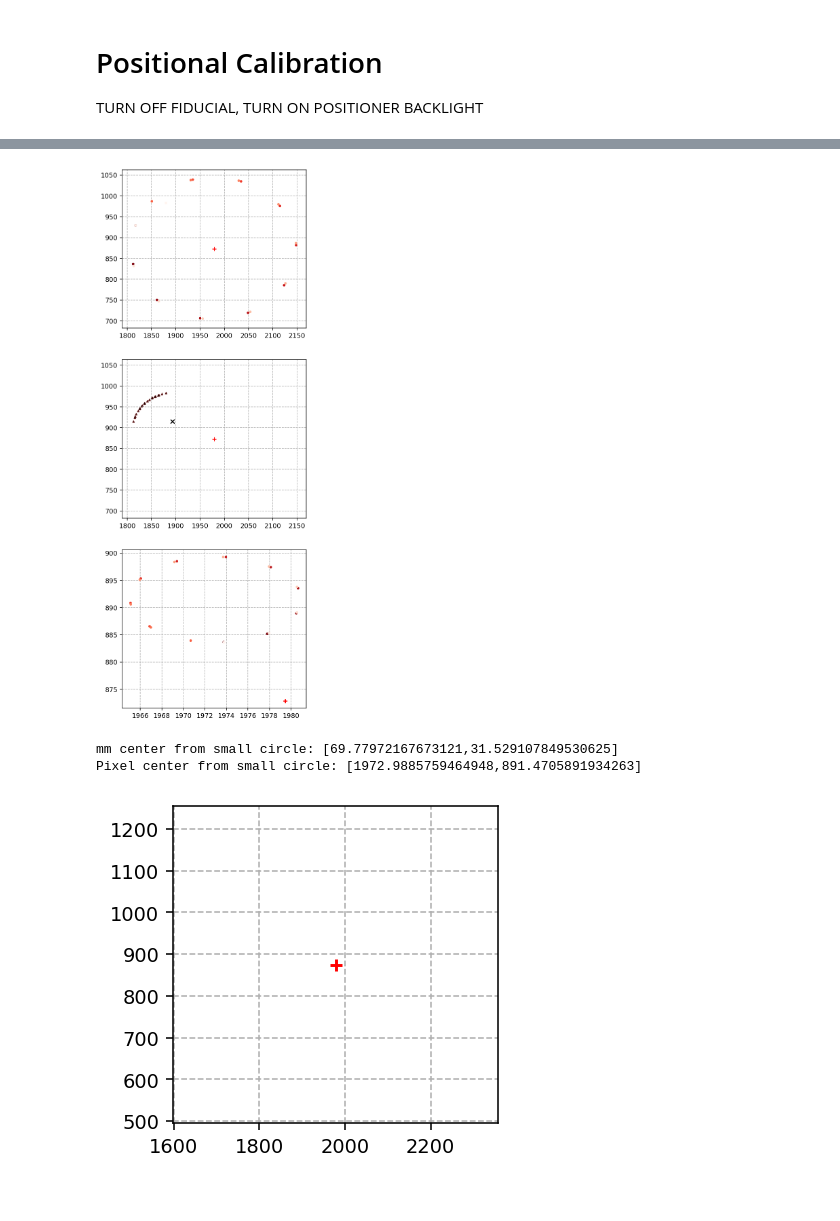
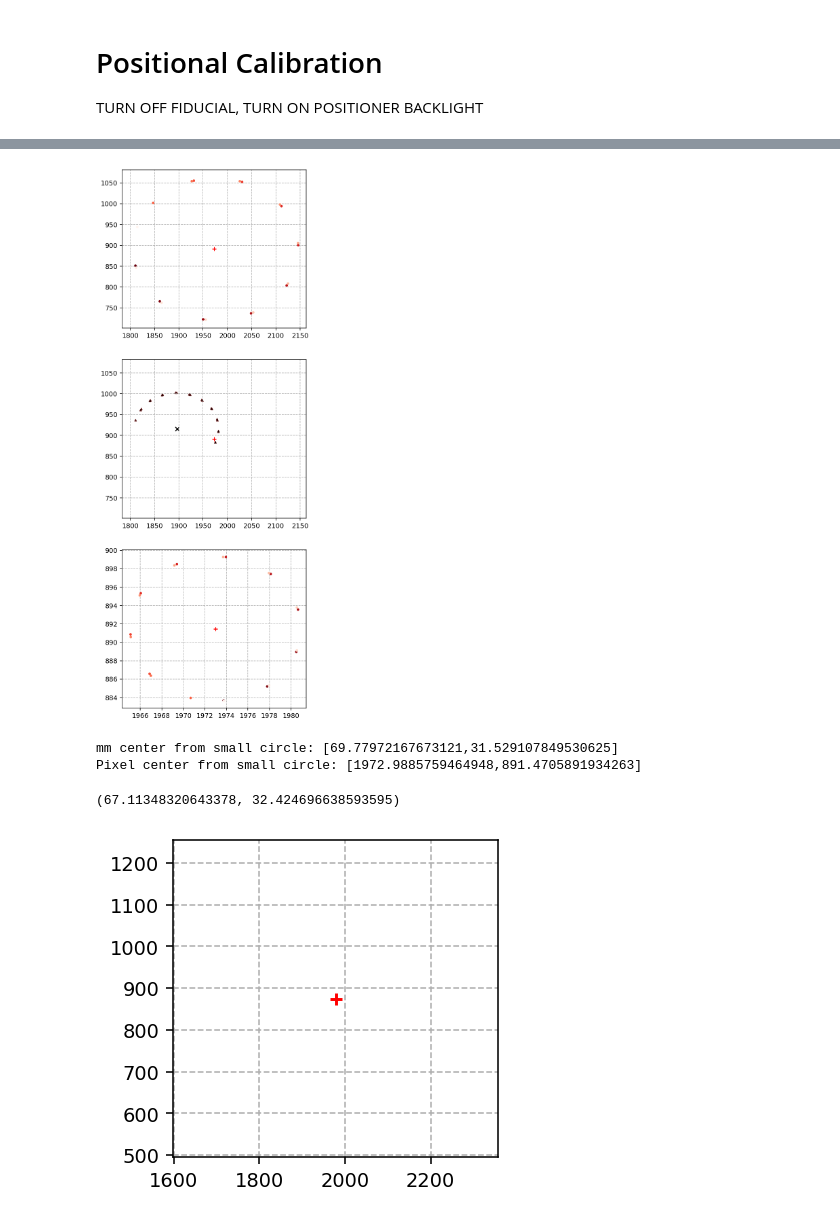
Before and after one commit to SSantosLab/DESI-QA, a Jupyter notebook: calib/Report-sean.ipynb, the cells around one changed output, grey strips where cells are left out. Drawn from its saved outputs; the diff is of its cells as text; code cells hidden in the pictures.

```diff
--- a/calib/Report-sean.ipynb
+++ b/calib/Report-sean.ipynb
@@ -255,14 +232,15 @@ db.tail(50)
 # %%
-# m2b = query_time(db, datemin='2023-05-25 14:47:00', datemax='2023-05-25 14:48:00')
-# m2b = (m2b) & ( db['label'].str.contains('arcph') )
+db = pd.read_csv("../output/database.csv")
+get_timecol(db)
+
 color2='b'
 color1=color2
 
-dateStart = np.array(['2023-06-15 11:08:00','2023-06-15 11:13:00','2023-06-20 18:08:00'],dtype='datetime64') # arcth time, arcph time, and arcth30small time
+dateStart = np.array(['2023-06-14 12:19:00','2023-06-26 12:21:00','2023-06-20 18:08:00'],dtype='datetime64') # arcth time, arcph time, and arcth30small time
 dateEnd = dateStart+np.timedelta64(4,'m')
 
 m1 =  query_time(db, datemin=dateStart[0],datemax=dateEnd[0])
-m1 = (m1) & ( db['label'].str.contains('arcth') ) # & (db['motor']=='theta')
+m1 = (m1) & ( db['label'].str.contains('arcth') )  & (db['motor']=='theta')
 # m1 = (m1) & (db['direction']=='cw')
 
 m2 = query_time(db, datemin=dateStart[1],datemax=dateEnd[1])
@@ -274,41 +252,45 @@ m3 = (m3) & ( db['label'].str.contains('arcth30smallPhi') )
 fig,axs = plt.subplots(3,1,figsize=[5,15])
 
 x_center,y_center,offset,small_scalar = xc/pix2mm,yc/pix2mm, 190,2
 
 # Plotting
 
 
 axs[0].scatter('xpix', 'ypix', data=db[m1], c=np.arange(m1.sum()), cmap='Reds_r',  s=8, zorder=10)
 # axs[0].scatter('xpix', 'ypix', data=db[m1].loc[2615], c='black', s=8, zorder=10)
 axs[0].set_ylim(y_center-offset,y_center+offset)
 axs[0].set_xlim(x_center-offset,x_center+offset)
 axs[0].scatter(x_center,y_center,marker='+',c='red')
 axs[0].grid(ls='--')
 
 axs[1].scatter('xpix', 'ypix', data=db[m2], c='r', marker='^', s=8, alpha=0.5)
 axs[1].scatter('xpix', 'ypix', data=db[m2], c='black', marker='^', s=8, alpha=0.5)
 axs[1].scatter(xc2/pix2mm,yc2/pix2mm,marker='x',c='black')
 axs[1].set_ylim(y_center-offset,y_center+offset)
 axs[1].set_xlim(x_center-offset,x_center+offset)
 axs[1].scatter(x_center,y_center,marker='+',c='red')
 axs[1].grid(ls='--')
 
 axs[2].scatter('xpix', 'ypix', data=db[m3], c=np.arange(m3.sum()), cmap='Reds_r',  s=8, zorder=10)
 # axs[2].set_ylim(y_center-offset*small_scalar,y_center+offset*small_scalar)
 # axs[2].set_xlim(x_center-offset*small_scalar,x_center+offset*small_scalar)
 axs[2].scatter(x_center, y_center,marker='+',c='red')
 axs[2].grid(ls='--')
 
 plt.show()
 # %% [output]
-[figure, old version]
+[figure, new version]
-# %%
-xc_small, yc_small, Rarc_small= [i*pix2mm for i in fc.get_circle(db[m3],)]
-print(f'mm center from small circle: [{xc_small},{yc_small}]')
-print(f'Pixel center from small circle: [{xc_small/pix2mm},{yc_small/pix2mm}]')
-# %% [output]
-mm center from small circle: [69.77972167673121,31.529107849530625]
-Pixel center from small circle: [1972.9885759464948,891.4705891934263]
+# %%
+xc_small, yc_small, Rarc_small= [i*pix2mm for i in fc.get_circle(db[m3],)]
+print(f'mm center from small circle: [{xc_small},{yc_small}]')
+print(f'Pixel center from small circle: [{xc_small/pix2mm},{yc_small/pix2mm}]')
+# %% [output]
+mm center from small circle: [69.77972167673121,31.529107849530625]
+Pixel center from small circle: [1972.9885759464948,891.4705891934263]
+# %%
+xc2,yc2
+# %% [output]
+(67.11348320643378, 32.424696638593595)
 # %%
 fig,ax = plt.subplots(figsize=[3,3])
 
```
Also changed, not shown: parts of 38 cells of this notebook, 14 other files.
